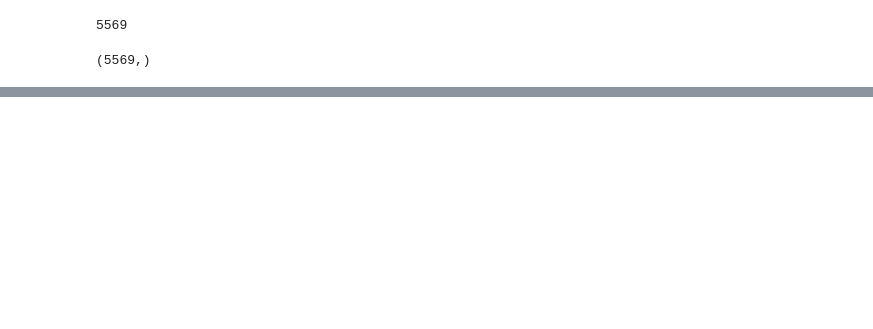
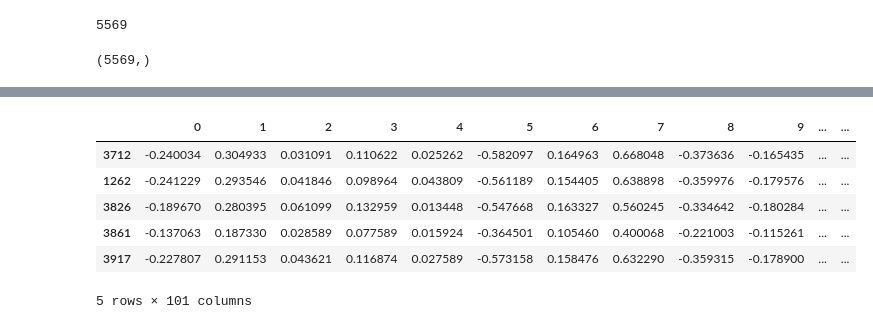
Before and after one commit to akkiyolo/Mapping-The-ML-journey, a Jupyter notebook: 36-Natural Language processing/11-spam_ham_word2vec.ipynb, the cells around one changed output, grey strips where cells are left out. Drawn from its saved outputs; the diff is of its cells as text; code cells hidden in the pictures; blank space fills up the shorter version.

```diff
--- a/36-Natural Language processing/11-spam_ham_word2vec.ipynb
+++ b/36-Natural Language processing/11-spam_ham_word2vec.ipynb
@@ -268,0 +281,3 @@ y=y.iloc[:,0].values
+# %%
+
+df.dropna(inplace=True)
@@ -268,0 +300,4 @@ y=y.iloc[:,0].values
+# %%
+
+## Independent Feature
+X=df
@@ -268,0 +320,18 @@ y=y.iloc[:,0].values
+# %%
+
+y=df['Output']
+# %%
+## Train Test Split
+from sklearn.model_selection import train_test_split
+X_train,X_test,y_train,y_test=train_test_split(X,y,test_size=0.20)
+# %%
+
+X_train.head()
+# %% [output]
+|  | 0 | 1 | 2 | 3 | 4 | 5 | 6 | 7 | 8 | 9 | ... | ... |
+| 3712 | -0.240034 | 0.304933 | 0.031091 | 0.110622 | 0.025262 | -0.582097 | 0.164963 | 0.668048 | -0.373636 | -0.165435 | ... | ... |
+| 1262 | -0.241229 | 0.293546 | 0.041846 | 0.098964 | 0.043809 | -0.561189 | 0.154405 | 0.638898 | -0.359976 | -0.179576 | ... | ... |
+| 3826 | -0.189670 | 0.280395 | 0.061099 | 0.132959 | 0.013448 | -0.547668 | 0.163327 | 0.560245 | -0.334642 | -0.180284 | ... | ... |
+| 3861 | -0.137063 | 0.187330 | 0.028589 | 0.077589 | 0.015924 | -0.364501 | 0.105460 | 0.400068 | -0.221003 | -0.115261 | ... | ... |
+| 3917 | -0.227807 | 0.291153 | 0.043621 | 0.116874 | 0.027589 | -0.573158 | 0.158476 | 0.632290 | -0.359315 | -0.178900 | ... | ... |
+5 rows × 101 columns
```
Also changed, not shown: parts of 22 cells of this notebook.
